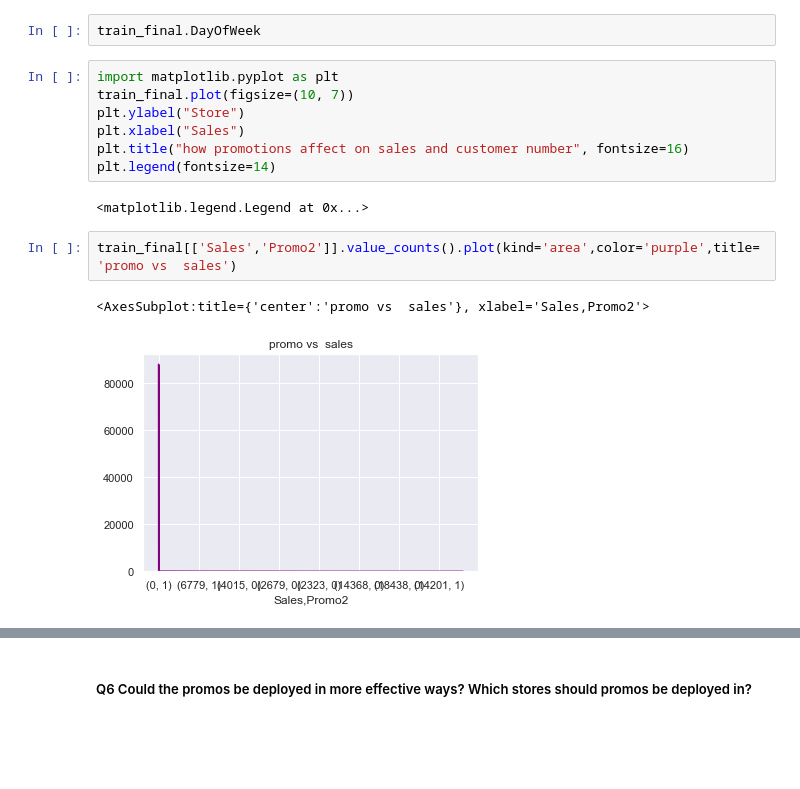
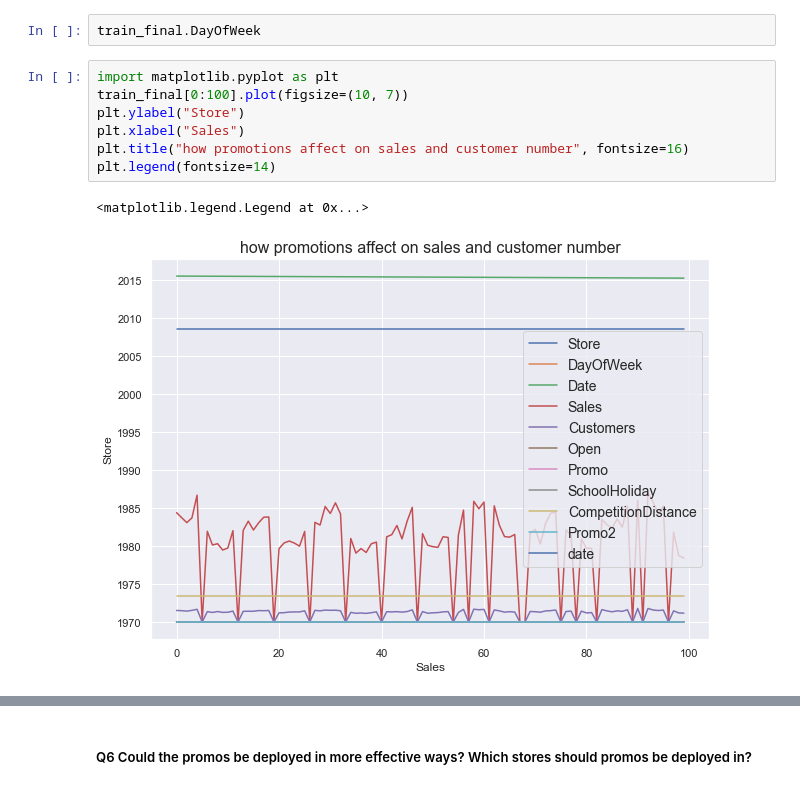
Before and after one commit to Endework/Forcast, a Jupyter notebook: notebooks/task1.ipynb, the cells around one changed output, grey strips where cells are left out. Drawn from its saved outputs; the diff is of its cells as text; blank space fills up the shorter version.

```diff
--- a/notebooks/task1.ipynb
+++ b/notebooks/task1.ipynb
@@ -300,15 +300,11 @@ plt.legend(fontsize=14)
 train_final.DayOfWeek
 # %%
 import matplotlib.pyplot as plt
-train_final.plot(figsize=(10, 7))
+train_final[0:100].plot(figsize=(10, 7))
 plt.ylabel("Store")
 plt.xlabel("Sales")
 plt.title("how promotions affect on sales and customer number", fontsize=16)
 plt.legend(fontsize=14)
 # %% [output]
 <matplotlib.legend.Legend at 0x...>
+[figure, added]
-# %%
-train_final[['Sales','Promo2']].value_counts().plot(kind='area',color='purple',title='promo vs  sales')
-# %% [output]
-<AxesSubplot:title={'center':'promo vs  sales'}, xlabel='Sales,Promo2'>
-[figure, removed]
```
Also changed, not shown: parts of 1 cell of this notebook.
